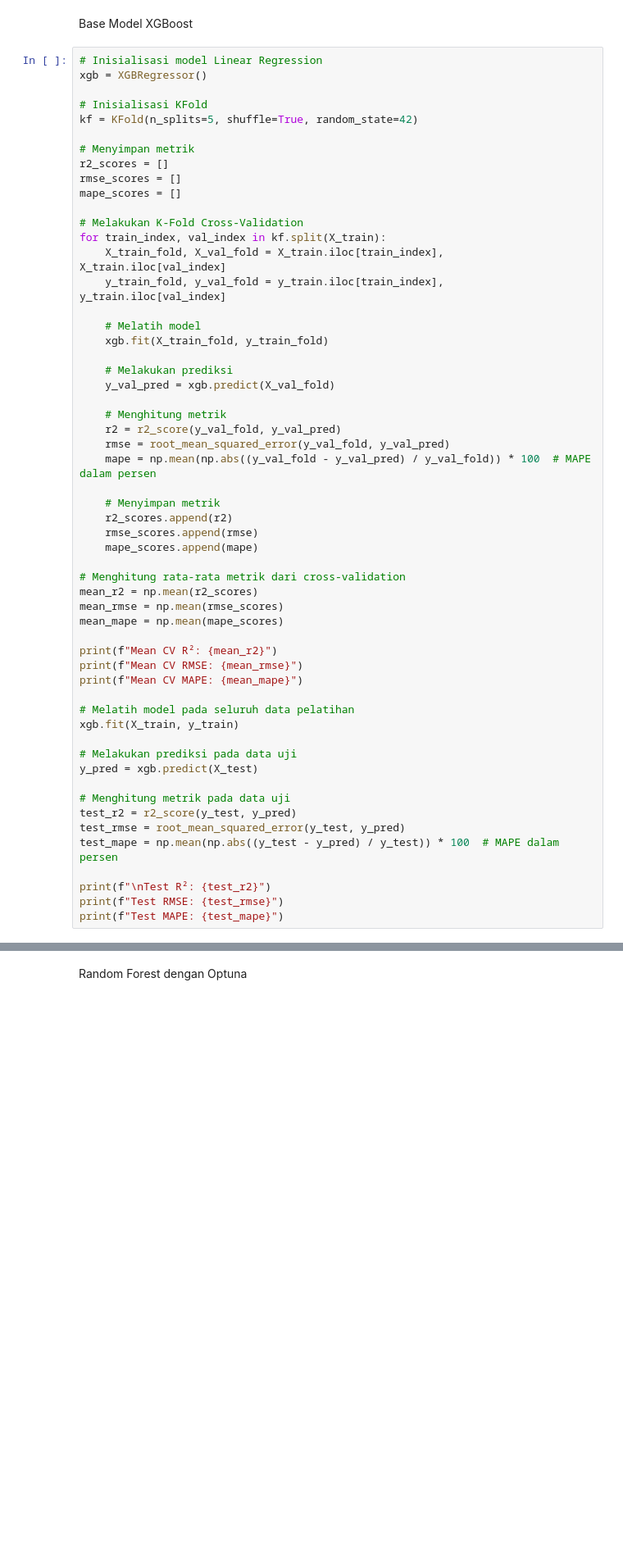
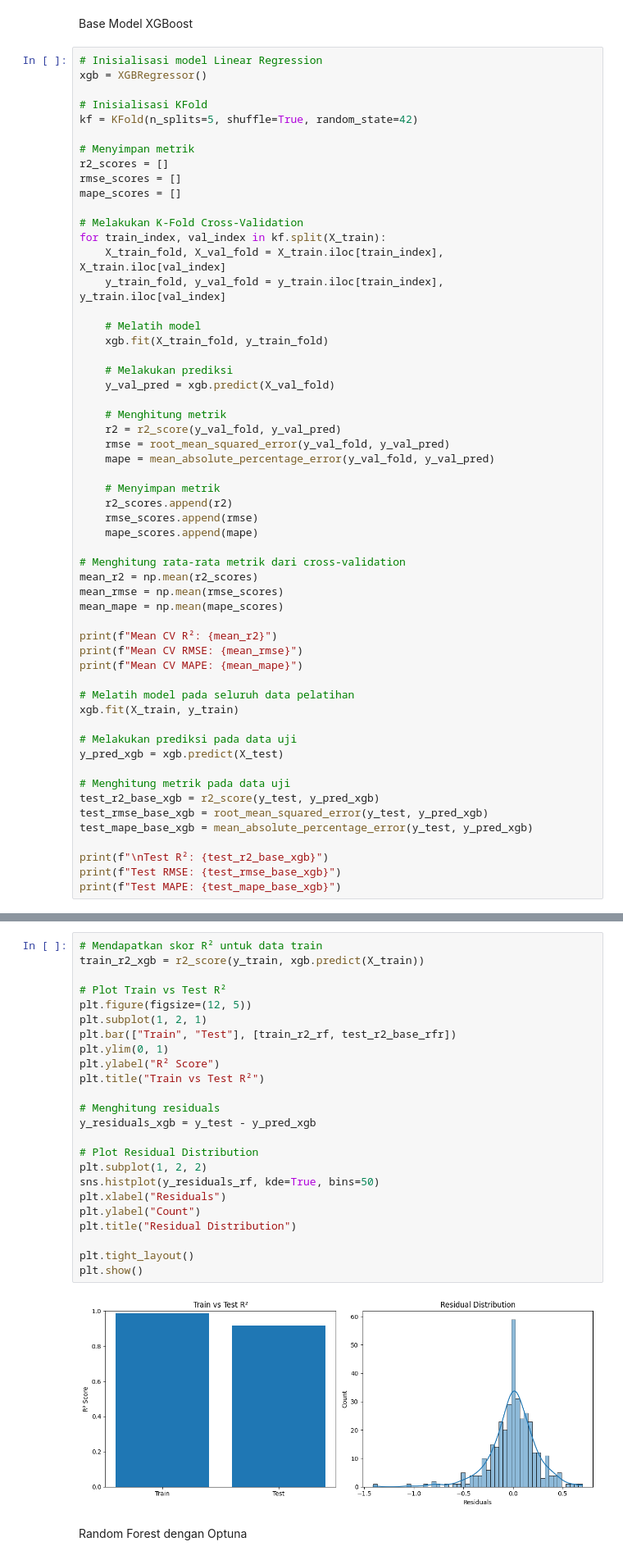
Before and after one commit to daff00/Kabupaten-Tangerang-House-Price-Prediction, a Jupyter notebook: HousePricePrediction_KabTangerang.ipynb, the cells around one changed output, grey strips where cells are left out. Shown: that part at 82% size. Drawn from its saved outputs; the diff is of its cells as text; blank space fills up the shorter version.

```diff
--- a/HousePricePrediction_KabTangerang.ipynb
+++ b/HousePricePrediction_KabTangerang.ipynb
@@ -552,7 +601,7 @@ for train_index, val_index in kf.split(X_train):
     # Menghitung metrik
     r2 = r2_score(y_val_fold, y_val_pred)
     rmse = root_mean_squared_error(y_val_fold, y_val_pred)
-    mape = np.mean(np.abs((y_val_fold - y_val_pred) / y_val_fold)) * 100  # MAPE dalam persen
+    mape = mean_absolute_percentage_error(y_val_fold, y_val_pred)
 
     # Menyimpan metrik
     r2_scores.append(r2)
@@ -572,16 +621,16 @@ print(f"Mean CV MAPE: {mean_mape}")
 xgb.fit(X_train, y_train)
 
 # Melakukan prediksi pada data uji
-y_pred = xgb.predict(X_test)
+y_pred_xgb = xgb.predict(X_test)
 
 # Menghitung metrik pada data uji
-test_r2 = r2_score(y_test, y_pred)
-test_rmse = root_mean_squared_error(y_test, y_pred)
-test_mape = np.mean(np.abs((y_test - y_pred) / y_test)) * 100  # MAPE dalam persen
+test_r2_base_xgb = r2_score(y_test, y_pred_xgb)
+test_rmse_base_xgb = root_mean_squared_error(y_test, y_pred_xgb)
+test_mape_base_xgb = mean_absolute_percentage_error(y_test, y_pred_xgb)
 
-print(f"\nTest R²: {test_r2}")
-print(f"Test RMSE: {test_rmse}")
-print(f"Test MAPE: {test_mape}")
+print(f"\nTest R²: {test_r2_base_xgb}")
+print(f"Test RMSE: {test_rmse_base_xgb}")
+print(f"Test MAPE: {test_mape_base_xgb}")
 # %% [output]
 Mean CV R²: 0.909697024238288
 Mean CV RMSE: 0.24001870104902565
@@ -593,2 +642,28 @@ Test MAPE: 0.7250571460074984
+# %%
+# Mendapatkan skor R² untuk data train
+train_r2_xgb = r2_score(y_train, xgb.predict(X_train))
+
+# Plot Train vs Test R²
+plt.figure(figsize=(12, 5))
+plt.subplot(1, 2, 1)
+plt.bar(["Train", "Test"], [train_r2_rf, test_r2_base_rfr])
+plt.ylim(0, 1)
+plt.ylabel("R² Score")
+plt.title("Train vs Test R²")
+
+# Menghitung residuals
+y_residuals_xgb = y_test - y_pred_xgb
+
+# Plot Residual Distribution
+plt.subplot(1, 2, 2)
+sns.histplot(y_residuals_rf, kde=True, bins=50)
+plt.xlabel("Residuals")
+plt.ylabel("Count")
+plt.title("Residual Distribution")
+
+plt.tight_layout()
+plt.show()
+# %% [output]
+[figure, added]
 # %% [markdown]
 Random Forest dengan Optuna
```
Also changed, not shown: parts of 13 cells of this notebook.
